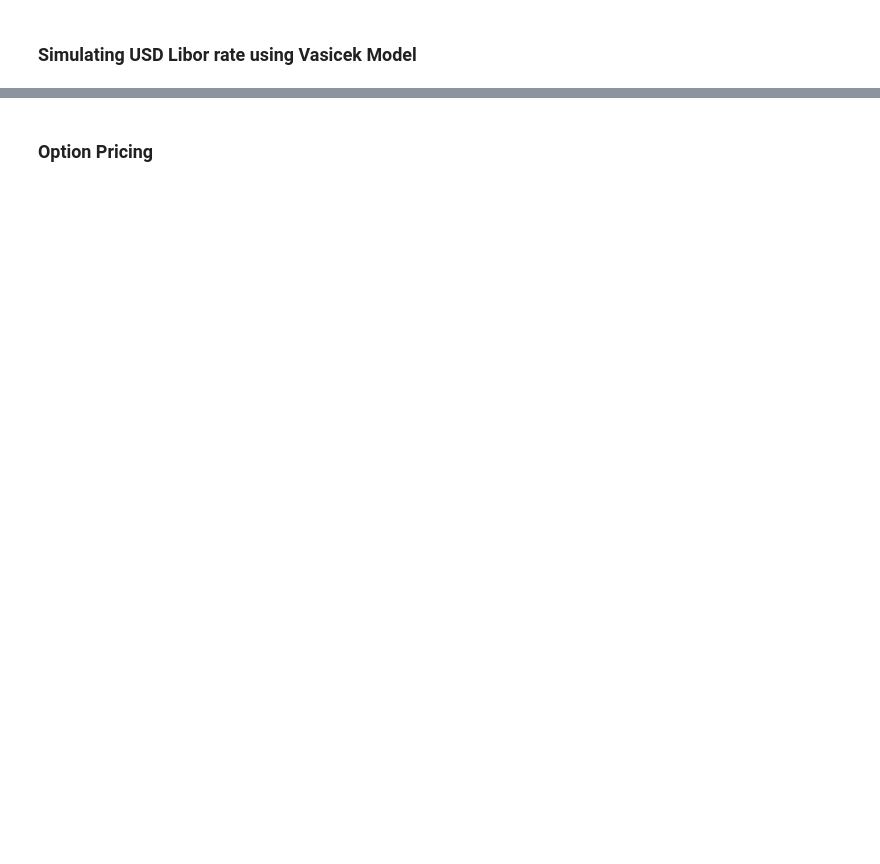
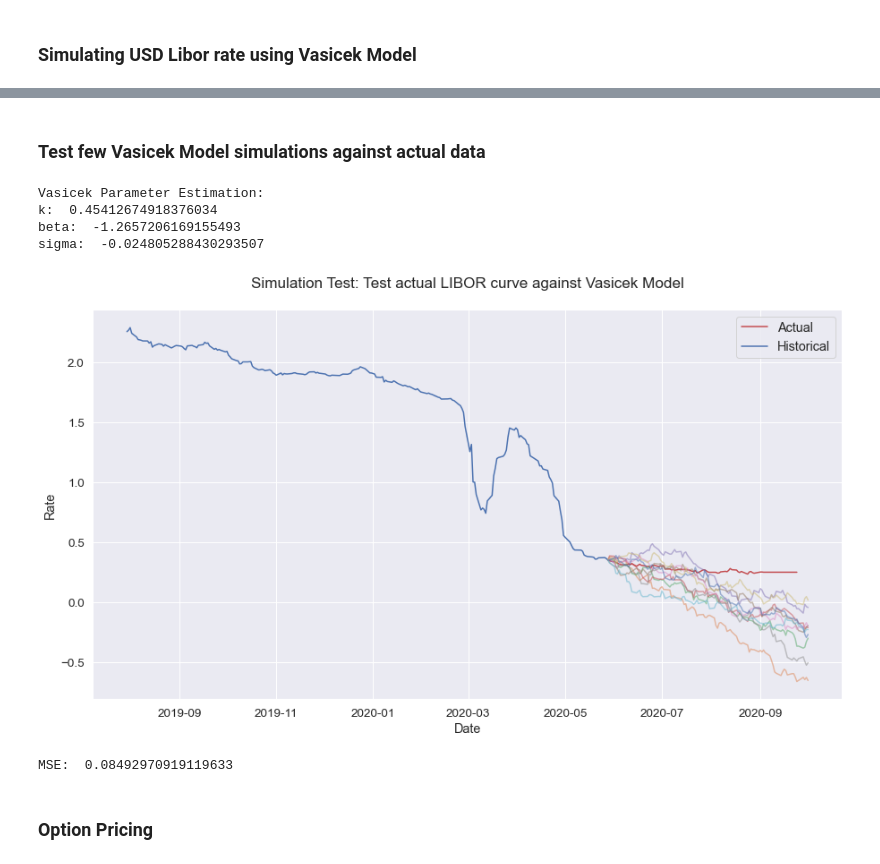
Before and after one commit to abhishekprog0/StructuredPricingEngine, a Jupyter notebook: Structured & Hybrid Project 2020.ipynb, the cells around one changed output, grey strips where cells are left out. Cells and saved outputs as stored; diff of their text form; code cells hidden in the pictures; blank space fills up the shorter version.

```diff
--- a/Structured & Hybrid Project 2020.ipynb
+++ b/Structured & Hybrid Project 2020.ipynb
@@ -312,2 +361,13 @@ plt.show()
+# %% [markdown]
+### Test few Vasicek Model simulations against actual data
+# %%
+vasicekSimulator(datareader, model, n_simulations = 10, test = True)
+# %% [output]
+Vasicek Parameter Estimation:
+k:  0.45412674918376034
+beta:  -1.2657206169155493
+sigma:  -0.024805288430293507
+[figure, added]
+MSE:  0.08492970919119633
 # %% [markdown]
 ### Option Pricing
```
Also changed, not shown: parts of 12 cells of this notebook.
